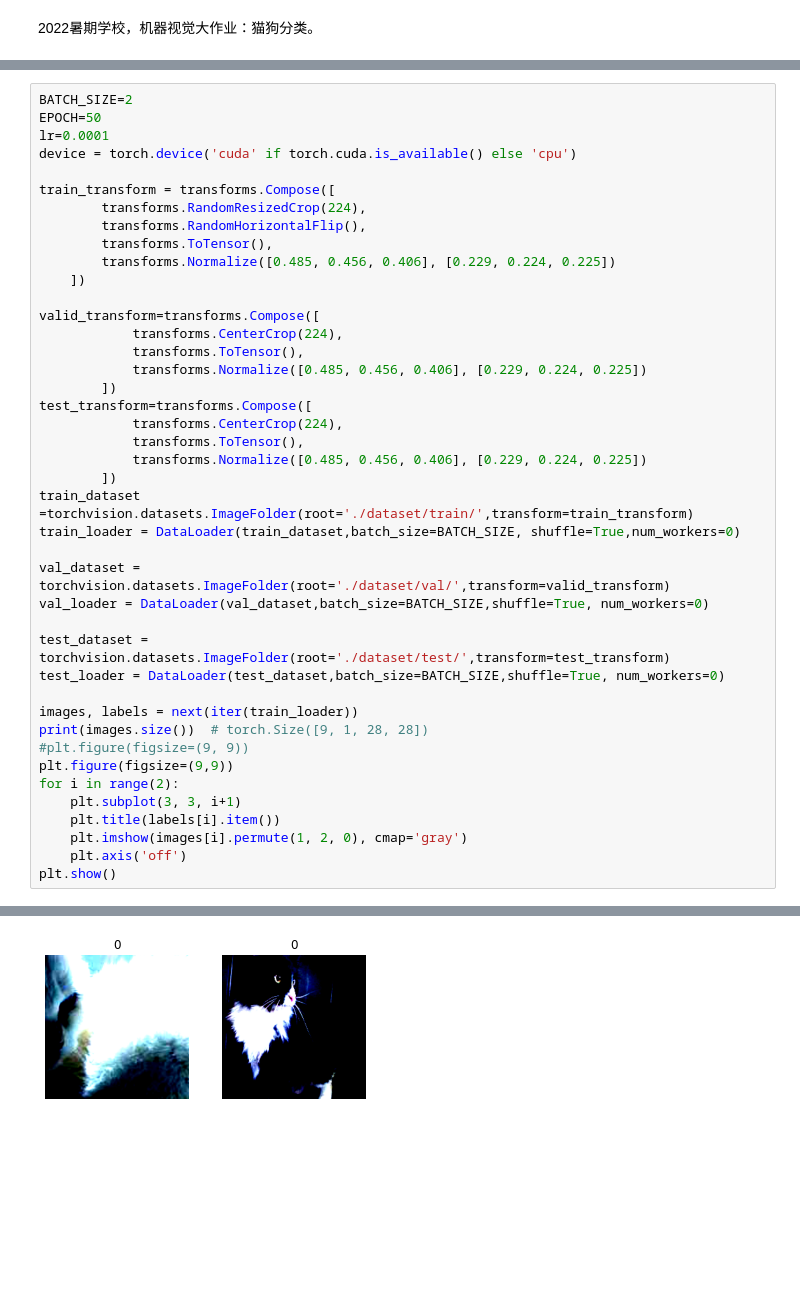
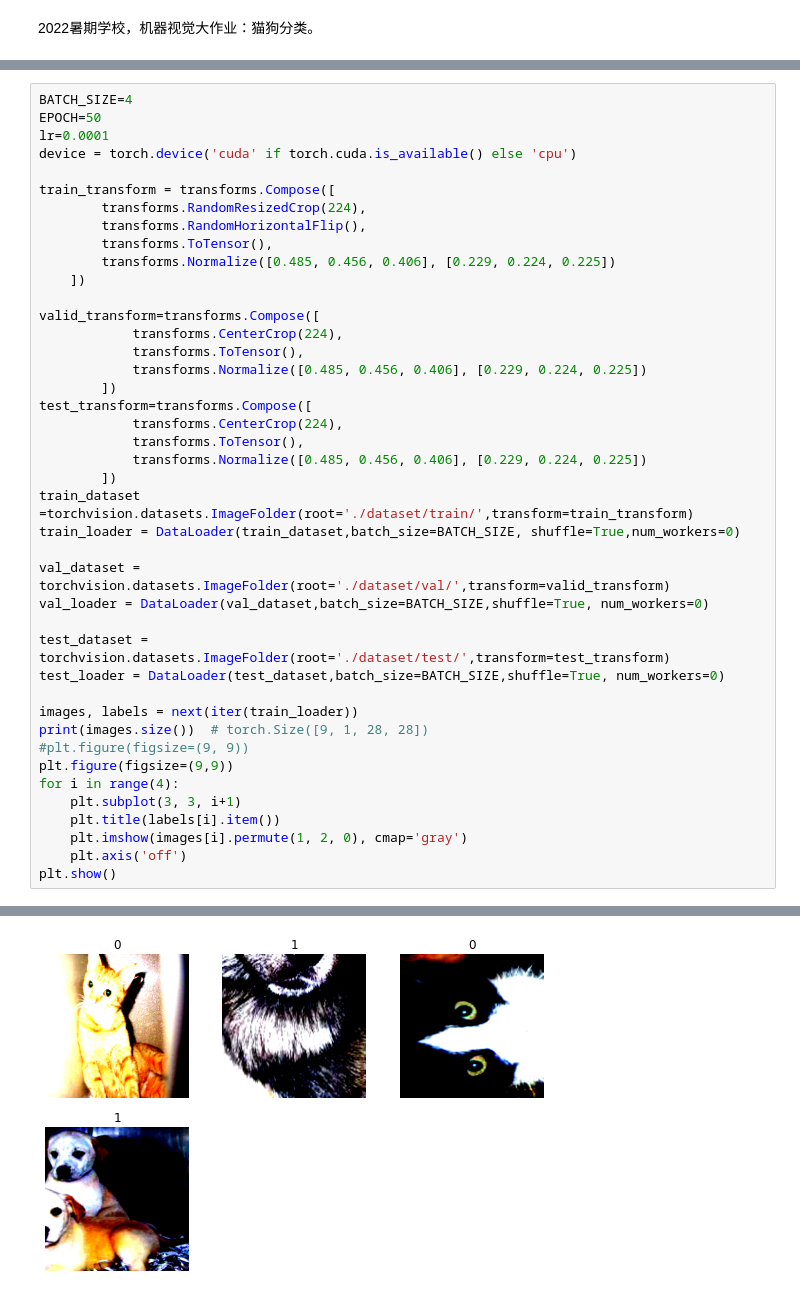
Before and after one commit to Laurie-xzh/Computer-Vision, a Jupyter notebook: Image_Classification/Image_Classification.ipynb, the cells around one changed output, grey strips where cells are left out. Saved outputs shown, nothing was run; the diff lists cells and outputs as text; blank space fills up the shorter version.

```diff
--- a/Image_Classification/Image_Classification.ipynb
+++ b/Image_Classification/Image_Classification.ipynb
@@ -60,5 +19,5 @@ Swin_Model(
 # %%
-BATCH_SIZE=2
+BATCH_SIZE=4
 EPOCH=50
 lr=0.0001
 device = torch.device('cuda' if torch.cuda.is_available() else 'cpu')
@@ -93,7 +52,7 @@ images, labels = next(iter(train_loader))
 print(images.size())  # torch.Size([9, 1, 28, 28])
 #plt.figure(figsize=(9, 9))
 plt.figure(figsize=(9,9))
-for i in range(2):
+for i in range(4):
     plt.subplot(3, 3, i+1)
     plt.title(labels[i].item())
     plt.imshow(images[i].permute(1, 2, 0), cmap='gray')
@@ -106 +67 @@ torch.Size([2, 3, 224, 224])
-[figure, old version]
+[figure, new version]
```
Also changed, not shown: parts of 12 cells of this notebook, 1 other file.
